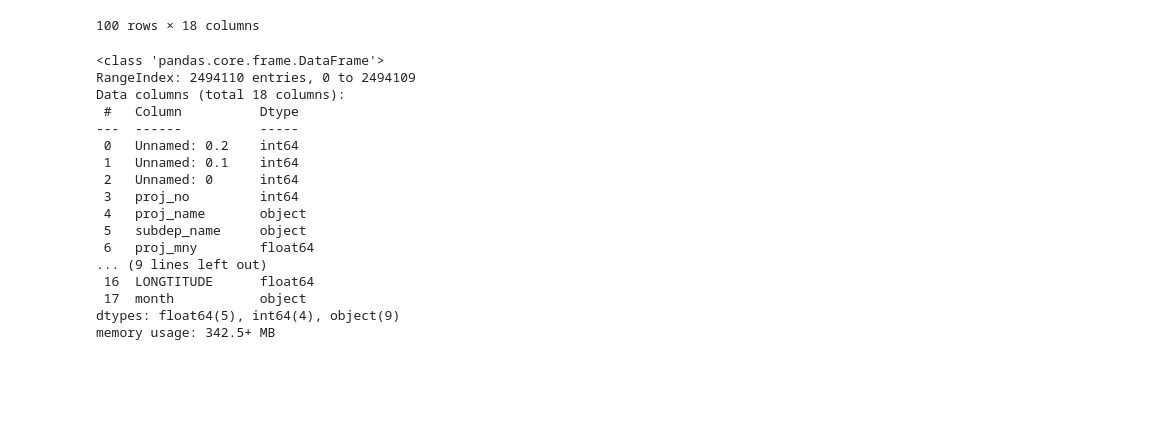
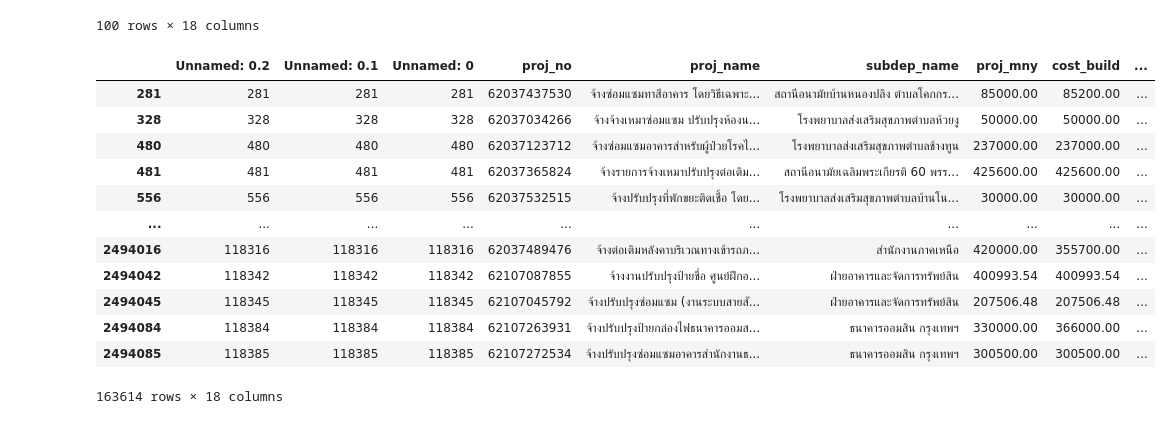
Before and after one commit to Gao2546/Dashboard, a Jupyter notebook: dataAnalysis.ipynb, the cells around one changed output. Cells and saved outputs as stored; diff of their text form; code cells hidden in the pictures; blank space fills up the shorter version.

Commit message:
dataAnalysis.py

```diff
--- a/dataAnalysis.ipynb
+++ b/dataAnalysis.ipynb
@@ -18,23 +18,19 @@ df.head(100)
 | 98 | 98 | 98 | 98 | 62037326422 | จ้างจ้างต่อเติมอาคารเพื่อสร้างโรง... | สำนักงานสาธารณสุขอำเภอลานกระบือ | 35000.0 | 35000.0 | ... |
 | 99 | 99 | 99 | 99 | 62037378358 | จ้างจ้างปรับปรุงพื้นที่โรงพักขยะข... | สำนักงานสาธารณสุขอำเภอลานกระบือ | 35000.0 | 35000.0 | ... |
 100 rows × 18 columns
-# %%
-df.info()
-# %% [output]
-<class 'pandas.core.frame.DataFrame'>
-RangeIndex: 2494110 entries, 0 to 2494109
-Data columns (total 18 columns):
- #   Column          Dtype
----  ------          -----
- 0   Unnamed: 0.2    int64
- 1   Unnamed: 0.1    int64
- 2   Unnamed: 0      int64
- 3   proj_no         int64
- 4   proj_name       object
- 5   subdep_name     object
- 6   proj_mny        float64
-... (9 lines left out)
- 16  LONGTITUDE      float64
- 17  month           object
-dtypes: float64(5), int64(4), object(9)
-memory usage: 342.5+ MB
+# %%
+df[df['typ_name'] == 'จ้างก่อสร้าง']
+# %% [output]
+|  | Unnamed: 0.2 | Unnamed: 0.1 | Unnamed: 0 | proj_no | proj_name | subdep_name | proj_mny | cost_build | ... |
+| 281 | 281 | 281 | 281 | 62037437530 | จ้างซ่อมแซมทาสีอาคาร โดยวิธีเฉพาะ... | สถานีอนามัยบ้านหนองปลิง ตำบลโคกกร... | 85000.00 | 85200.00 | ... |
+| 328 | 328 | 328 | 328 | 62037034266 | จ้างจ้างเหมาซ่อมแซม ปรับปรุงห้องน... | โรงพยาบาลส่งเสริมสุขภาพตำบลห้วยงู | 50000.00 | 50000.00 | ... |
+| 480 | 480 | 480 | 480 | 62037123712 | จ้างซ่อมแซมอาคารสำหรับผู้ป่วยโรคไ... | โรงพยาบาลส่งเสริมสุขภาพตำบลช้างทูน | 237000.00 | 237000.00 | ... |
+| 481 | 481 | 481 | 481 | 62037365824 | จ้างรายการจ้างเหมาปรับปรุงต่อเติม... | สถานีอนามัยเฉลิมพระเกียรติ 60 พรร... | 425600.00 | 425600.00 | ... |
+| 556 | 556 | 556 | 556 | 62037532515 | จ้างปรับปรุงที่พักขยะติดเชื้อ โดย... | โรงพยาบาลส่งเสริมสุขภาพตำบลบ้านโน... | 30000.00 | 30000.00 | ... |
+| ... | ... | ... | ... | ... | ... | ... | ... | ... | ... |
+| 2494016 | 118316 | 118316 | 118316 | 62037489476 | จ้างต่อเติมหลังคาบริเวณทางเข้ารถภ... | สำนักงานภาคเหนือ | 420000.00 | 355700.00 | ... |
+| 2494042 | 118342 | 118342 | 118342 | 62107087855 | จ้างงานปรับปรุงป้ายชื่อ ศูนย์ฝึกอ... | ฝ่ายอาคารและจัดการทรัพย์สิน | 400993.54 | 400993.54 | ... |
+| 2494045 | 118345 | 118345 | 118345 | 62107045792 | จ้างปรับปรุงซ่อมแซม (งานระบบสายสั... | ฝ่ายอาคารและจัดการทรัพย์สิน | 207506.48 | 207506.48 | ... |
+| 2494084 | 118384 | 118384 | 118384 | 62107263931 | จ้างปรับปรุงป้ายกล่องไฟธนาคารออมส... | ธนาคารออมสิน กรุงเทพฯ | 330000.00 | 366000.00 | ... |
+| 2494085 | 118385 | 118385 | 118385 | 62107272534 | จ้างปรับปรุงซ่อมแซมอาคารสำนักงานธ... | ธนาคารออมสิน กรุงเทพฯ | 300500.00 | 300500.00 | ... |
+163614 rows × 18 columns
```
